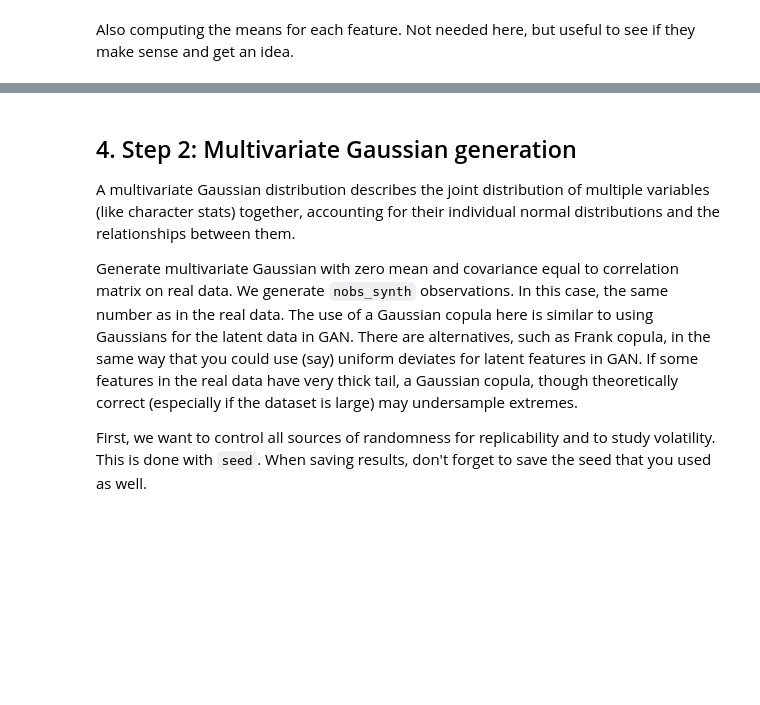
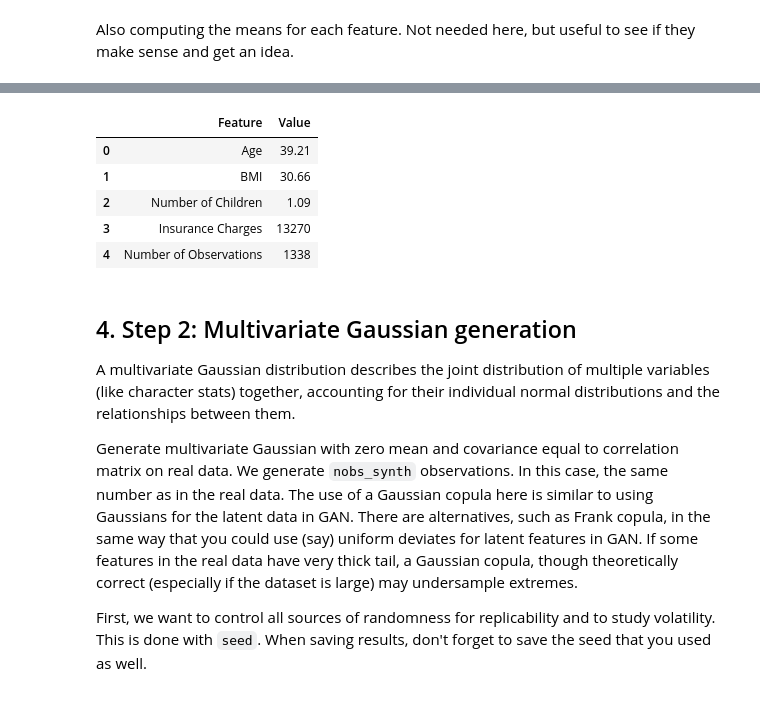
Before and after one commit to BrianCarela/LLM_stuff, a Jupyter notebook: Copy_of_copula_insurance_nogroup.ipynb, the cells around one changed output, grey strips where cells are left out. Cells and saved outputs as stored; diff of their text form; code cells hidden in the pictures; blank space fills up the shorter version.

```diff
--- a/Copy_of_copula_insurance_nogroup.ipynb
+++ b/Copy_of_copula_insurance_nogroup.ipynb
@@ -211,3 +204,43 @@ Nobs: 1338
+# %%
+# r_mu  = [np.mean(age), np.mean(bmi), np.mean(children), np.mean(charges)]
+# nobs_synth = len(age)
+# print("Mean: %5.2f %5.2f %5.2f %6.0f" % (r_mu[0],r_mu[1],r_mu[2],r_mu[3]))
+# print("Nobs: %4d" %(nobs_synth))
+# zero = [0, 0, 0, 0]
+
+from IPython.display import HTML
+
+# Compute the mean of each feature: age, BMI, number of children, and insurance charges
+mean_values = [np.mean(ages), np.mean(bmi_values), np.mean(num_children), np.mean(insurance_charges)]
+
+# Get the number of observations (number of individuals in the dataset)
+num_observations = len(ages)
+
+# Create a DataFrame to display mean values and number of observations
+summary_data = {
+    'Feature': ['Age', 'BMI', 'Number of Children', 'Insurance Charges', 'Number of Observations'],
+    'Value': [f"{mean_values[0]:.2f}", f"{mean_values[1]:.2f}", f"{mean_values[2]:.2f}", f"{mean_values[3]:.0f}", num_observations]
+}
+
+summary_df = pd.DataFrame(summary_data)
+
+# Style the DataFrame for better presentation
+styled_summary_df = summary_df.style.set_properties(**{'text-align': 'left'}).set_table_styles(
+    [{'selector': 'th', 'props': [('text-align', 'left')]}]
+)
+
+# Display the styled DataFrame
+display(styled_summary_df)
+
+# Create a list of zeros with the same length as the number of features (used later for multivariate Gaussian generation)
+zero_mean = [0, 0, 0, 0]
+# %% [output]
+|  | Feature | Value |
+| 0 | Age | 39.21 |
+| 1 | BMI | 30.66 |
+| 2 | Number of Children | 1.09 |
+| 3 | Insurance Charges | 13270 |
+| 4 | Number of Observations | 1338 |
 # %% [markdown]
 <a id='section4'></a>
 <h2>4. Step 2: Multivariate Gaussian generation</h2>
```
Also changed, not shown: parts of 9 cells of this notebook.
